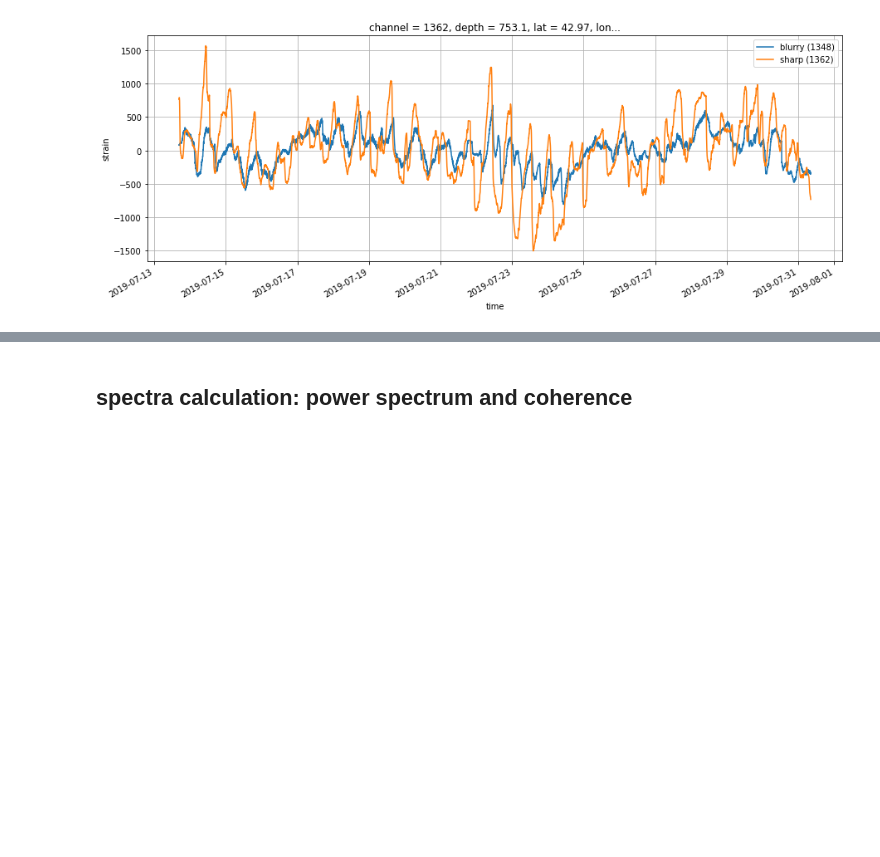
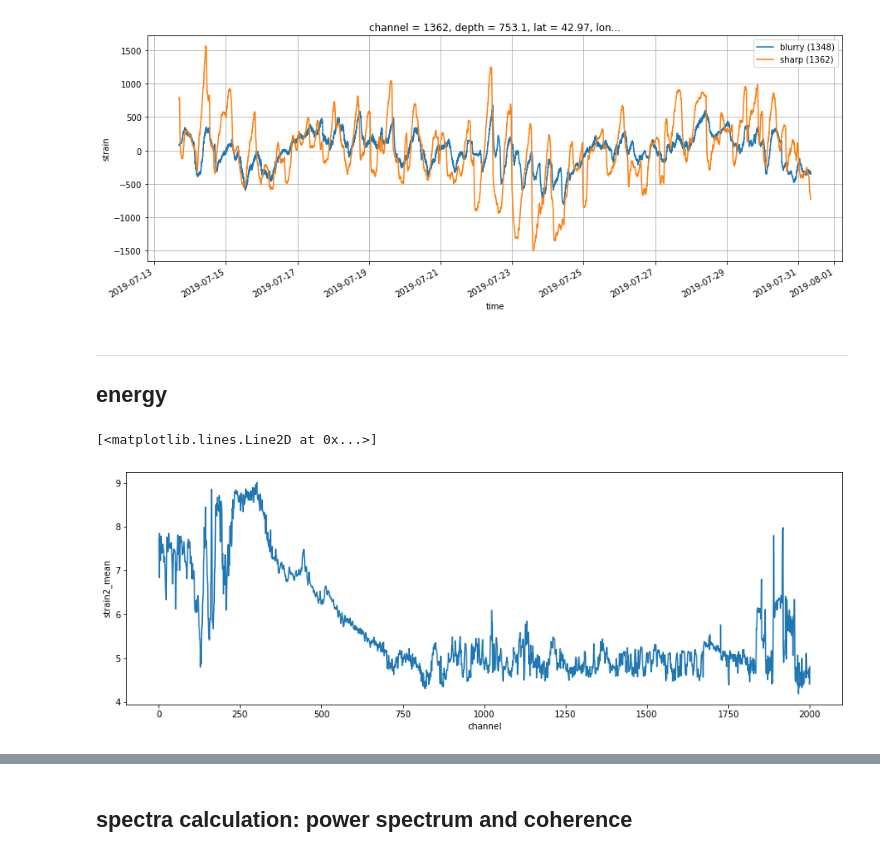
Before and after one commit to apatlpo/das_work, a Jupyter notebook: das/blurring.ipynb, the cells around one changed output, grey strips where cells are left out. Cells and saved outputs as stored; diff of their text form; code cells hidden in the pictures; blank space fills up the shorter version.

```diff
--- a/das/blurring.ipynb
+++ b/das/blurring.ipynb
@@ -109,3 +109,15 @@ ax.legend()
 ax.grid()
 # %% [output]
 [figure]
+# %% [markdown]
+---
+
+## energy
+# %%
+ds["strain2_mean"] = (ds.strain**2).mean("time").persist()
+# %%
+fig, ax = plt.subplots(1,1, figsize=(15,5))
+np.log10(ds["strain2_mean"]).plot()
+# %% [output]
+[<matplotlib.lines.Line2D at 0x...>]
+[figure, added]
```
Also changed, not shown: parts of 6 cells of this notebook.
